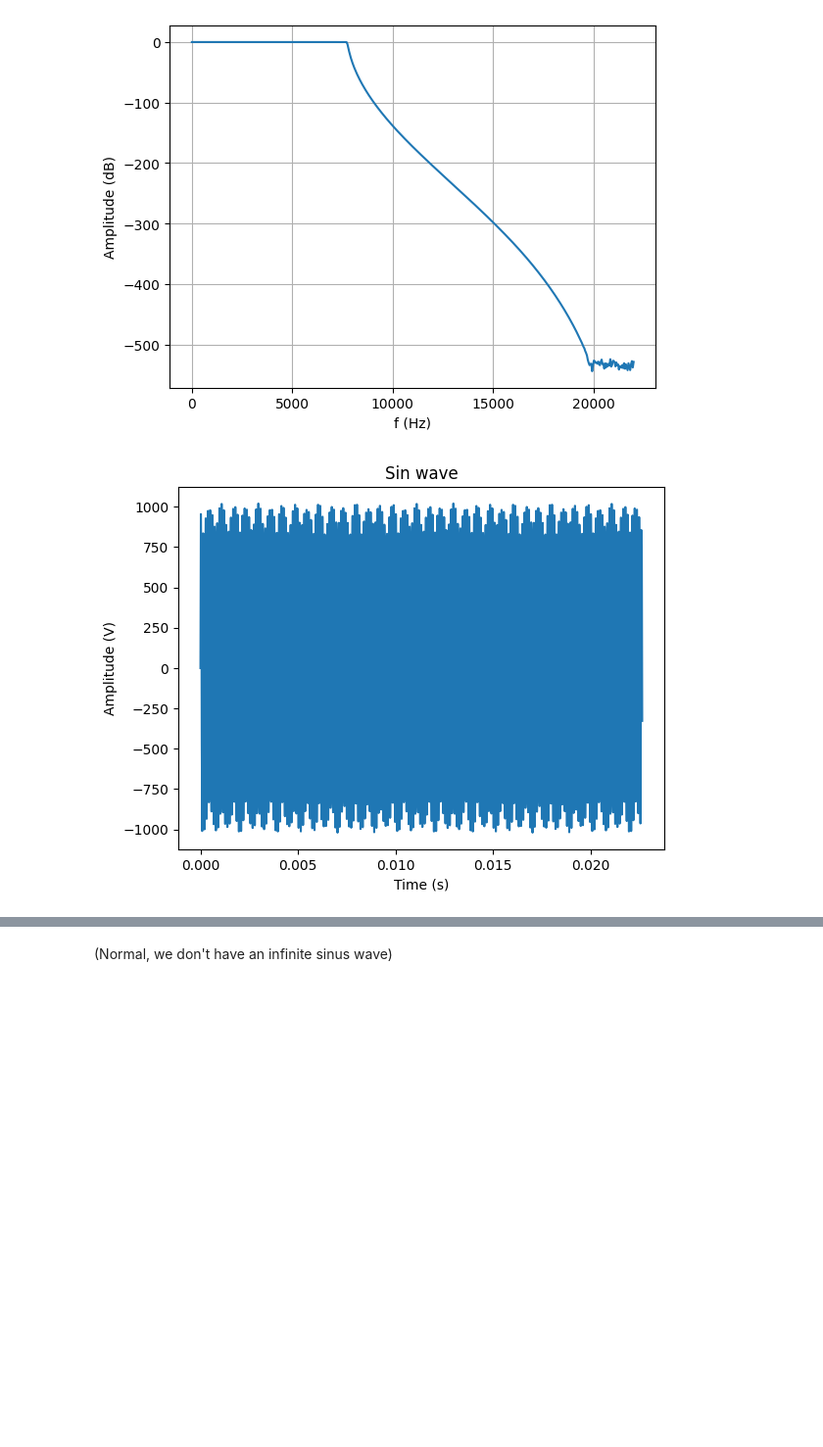
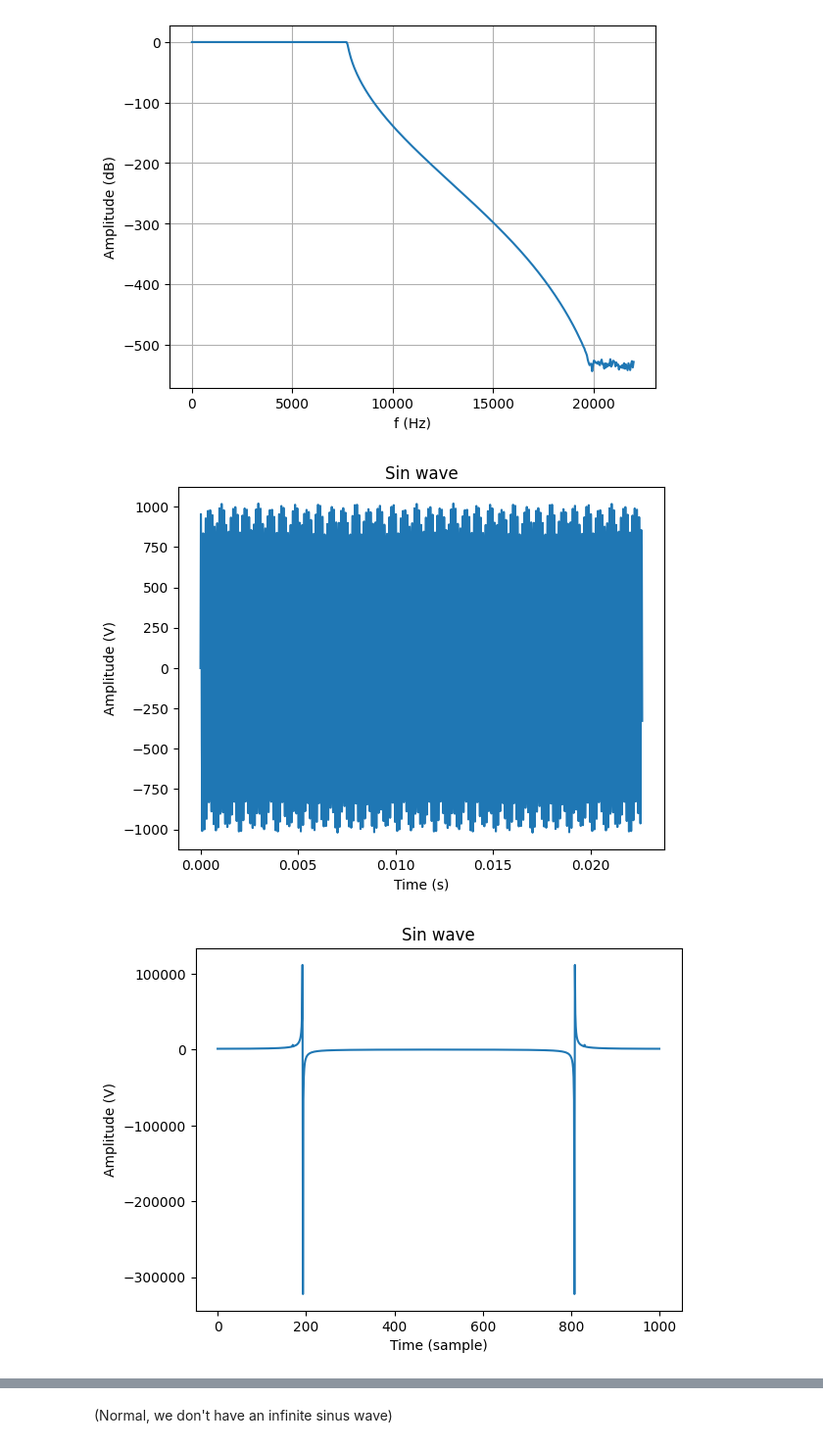
Before and after one commit to PizzaManStarted/projet_signal, a Jupyter notebook: code.ipynb, the cells around one changed output, grey strips where cells are left out. Shown at 98% size. Drawn from its saved outputs; the diff is of its cells as text; code cells hidden in the pictures; blank space fills up the shorter version.

```diff
--- a/code.ipynb
+++ b/code.ipynb
@@ -274,12 +274,17 @@ plot_filter(B_cheby, A_cheby, 44100)
 # %%
 t, sin_samples = create_sine_wave(8500, 1000, 44100, 1000)
 t, sin_samples2 = create_sine_wave(7500, 20, 44100, 1000)
 
 
 sin_samples = sin_samples + sin_samples2
 plot_sin(t, sin_samples)
+#plot_sin(t, 20 * np.log10(np.abs(sin_samples)))
+
+yf = np.fft.fft(sin_samples)
+plot_sin(None, yf)
 # %% [output]
 [figure]
+[figure, added]
 # %%
 # Let's apply the filter to our function
 
```
Also changed, not shown: parts of 11 cells of this notebook.
